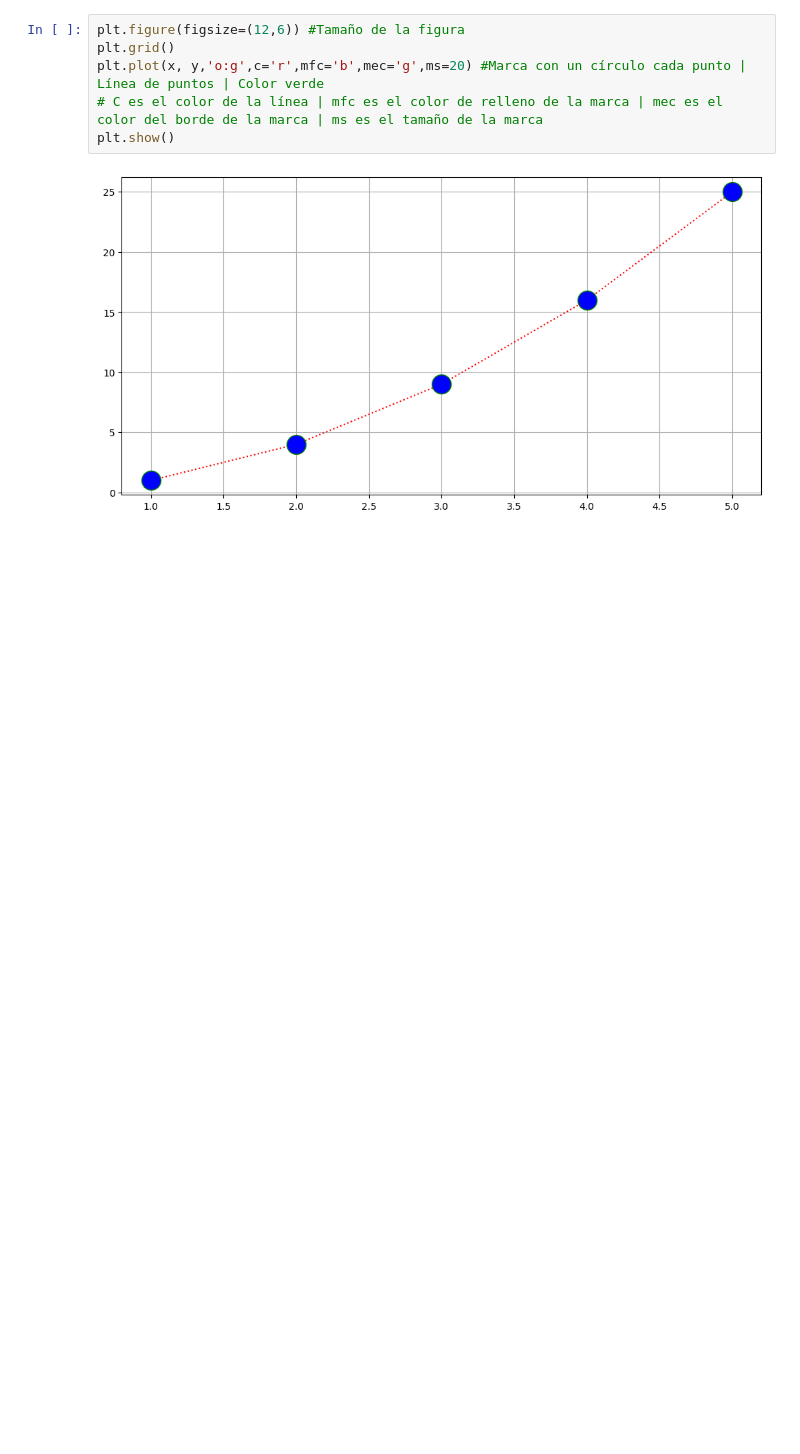
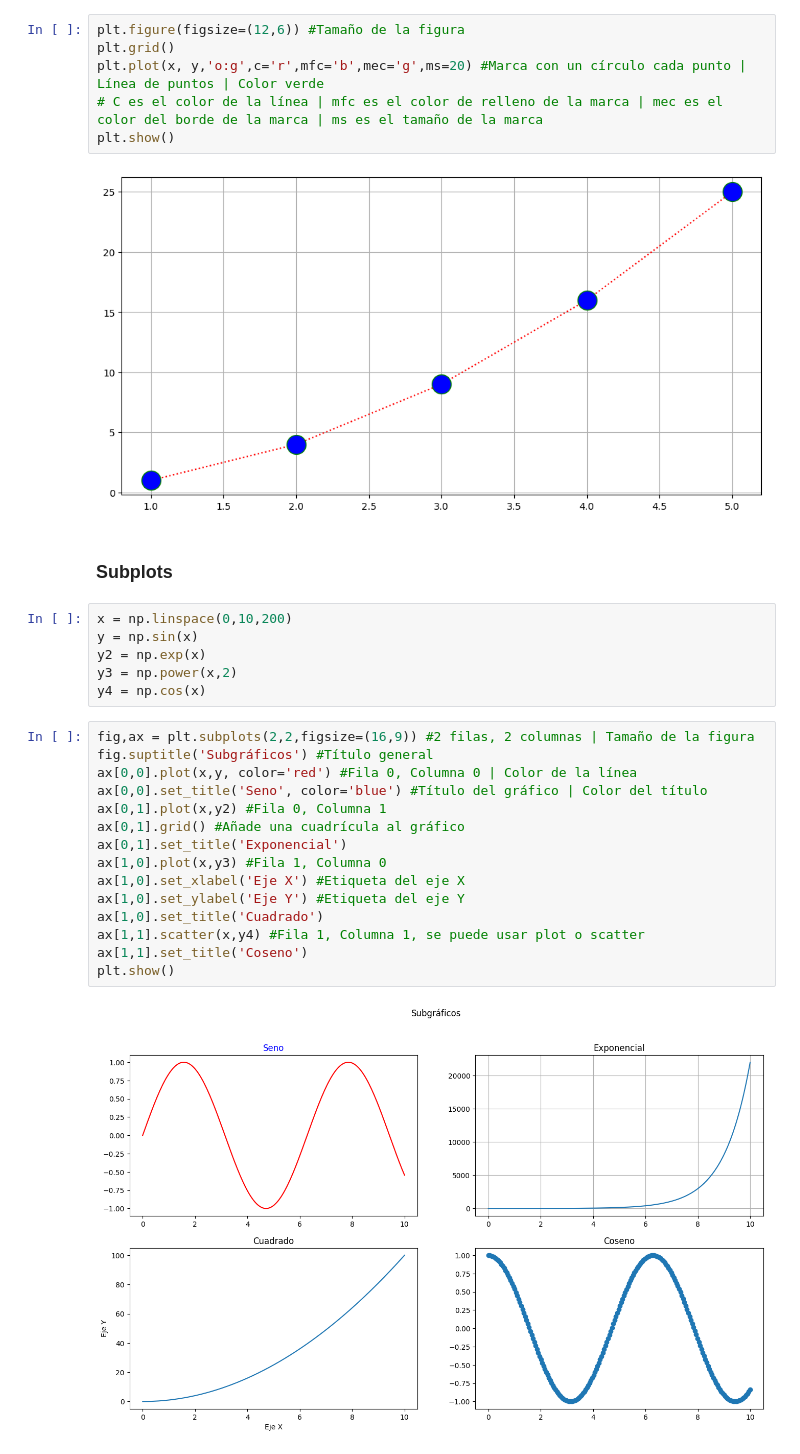
Before and after one commit to Gael-M0/PracticaUDM, a Jupyter notebook: udemy/Python_DataScience/matplotlib.ipynb, the cells around one changed output. Drawn from its saved outputs; the diff is of its cells as text; blank space fills up the shorter version.

```diff
--- a/udemy/Python_DataScience/matplotlib.ipynb
+++ b/udemy/Python_DataScience/matplotlib.ipynb
@@ -71,3 +71,28 @@ plt.plot(x, y,'o:g',c='r',mfc='b',mec='g',ms=20) #Marca con un círculo cada pun
 plt.show()
 # %% [output]
 [figure]
+# %% [markdown]
+### Subplots
+# %%
+x = np.linspace(0,10,200)
+y = np.sin(x)
+y2 = np.exp(x)
+y3 = np.power(x,2)
+y4 = np.cos(x)
+# %%
+fig,ax = plt.subplots(2,2,figsize=(16,9)) #2 filas, 2 columnas | Tamaño de la figura
+fig.suptitle('Subgráficos') #Título general
+ax[0,0].plot(x,y, color='red') #Fila 0, Columna 0 | Color de la línea
+ax[0,0].set_title('Seno', color='blue') #Título del gráfico | Color del título
+ax[0,1].plot(x,y2) #Fila 0, Columna 1
+ax[0,1].grid() #Añade una cuadrícula al gráfico
+ax[0,1].set_title('Exponencial')
+ax[1,0].plot(x,y3) #Fila 1, Columna 0
+ax[1,0].set_xlabel('Eje X') #Etiqueta del eje X
+ax[1,0].set_ylabel('Eje Y') #Etiqueta del eje Y
+ax[1,0].set_title('Cuadrado')
+ax[1,1].scatter(x,y4) #Fila 1, Columna 1, se puede usar plot o scatter
+ax[1,1].set_title('Coseno')
+plt.show()
+# %% [output]
+[figure, added]
```
Also changed, not shown: parts of 3 cells of this notebook.
